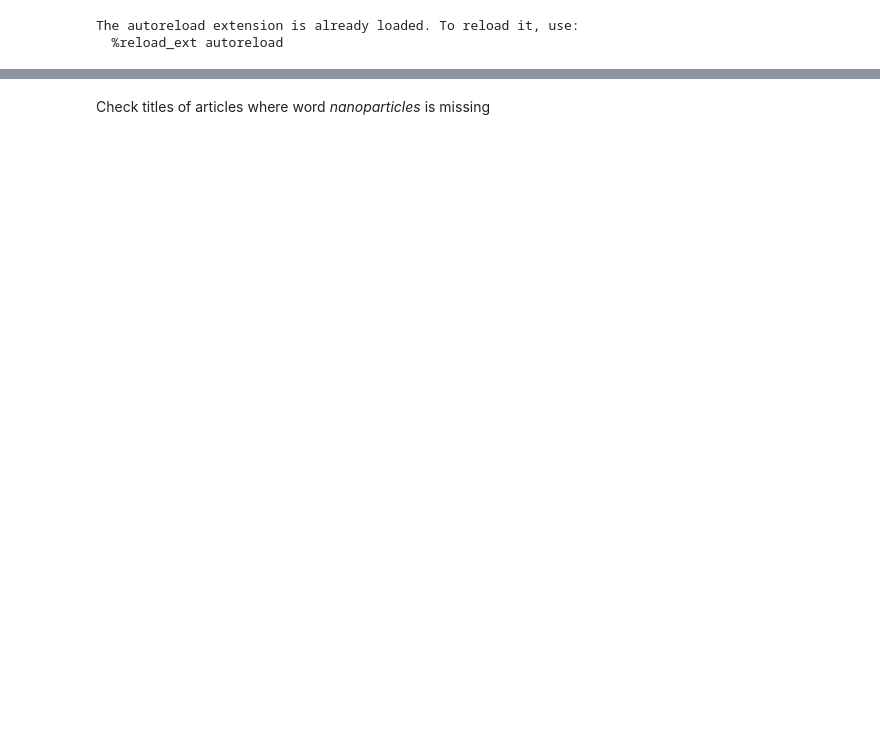
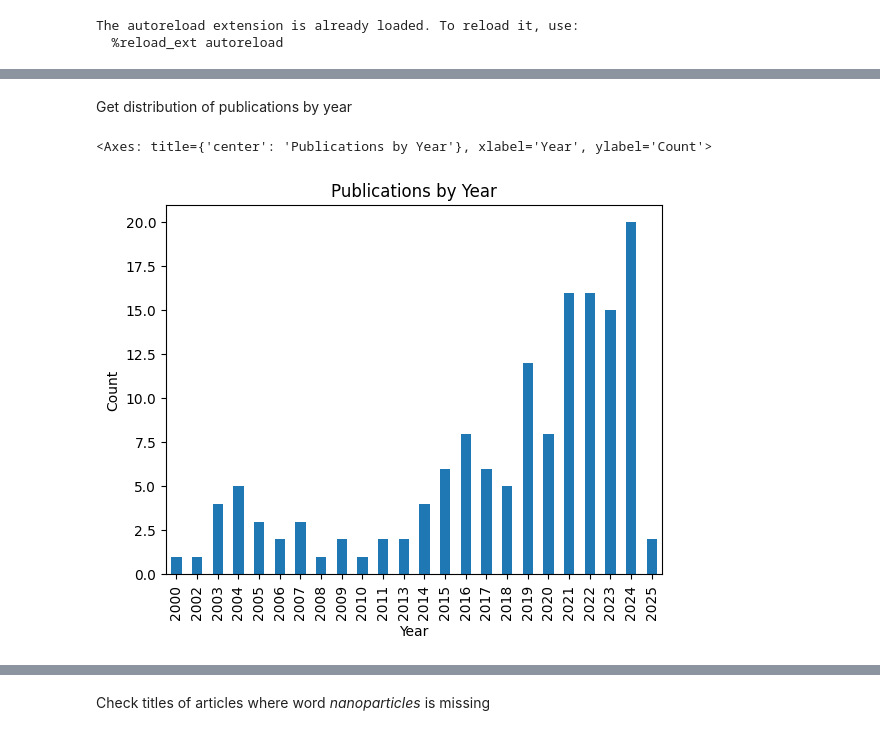
Before and after one commit to Kaldarinz/artfinder, a Jupyter notebook: cross_ref_tests.ipynb, the cells around one changed output, grey strips where cells are left out. Drawn from its saved outputs; the diff is of its cells as text; code cells hidden in the pictures; blank space fills up the shorter version.

```diff
--- a/cross_ref_tests.ipynb
+++ b/cross_ref_tests.ipynb
@@ -87,0 +18,3 @@ memory usage: 4.9+ KB
+# %%
+df = load_csv('database/processed/kabashin_full.csv')
+df.info()
@@ -87,0 +55,10 @@ memory usage: 4.9+ KB
+# %%
+# Ablation articles
+kaba_abl = df[df['ablation']]
+# correct articles types
+kaba_abl = kaba_abl[kaba_abl['type'].isin(['journal-article', 'proceedings-article'])]
+# Articles after 1993
+kaba_abl = kaba_abl[kaba_abl['publication_date'] > '1993']
+# reindex
+kaba_abl.reset_index(drop=True, inplace=True)
+kaba_abl.info()
@@ -87,0 +83,8 @@ memory usage: 4.9+ KB
+# %% [markdown]
+Get distribution of publications by year
+# %%
+df_cleaned = kaba_abl.dropna(subset=['publication_date'])
+df_cleaned.groupby(df_cleaned['publication_date'].dt.year)['doi'].count().plot.bar(xlabel='Year', ylabel='Count', title='Publications by Year')
+# %% [output]
+<Axes: title={'center': 'Publications by Year'}, xlabel='Year', ylabel='Count'>
+[figure, added]
```
Also changed, not shown: parts of 23 cells of this notebook, 7 other files.
